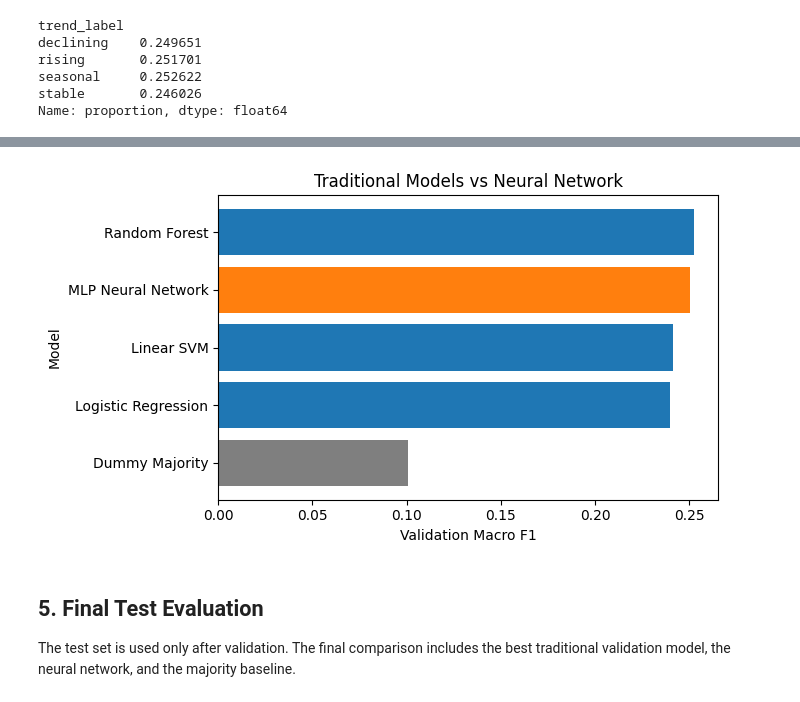
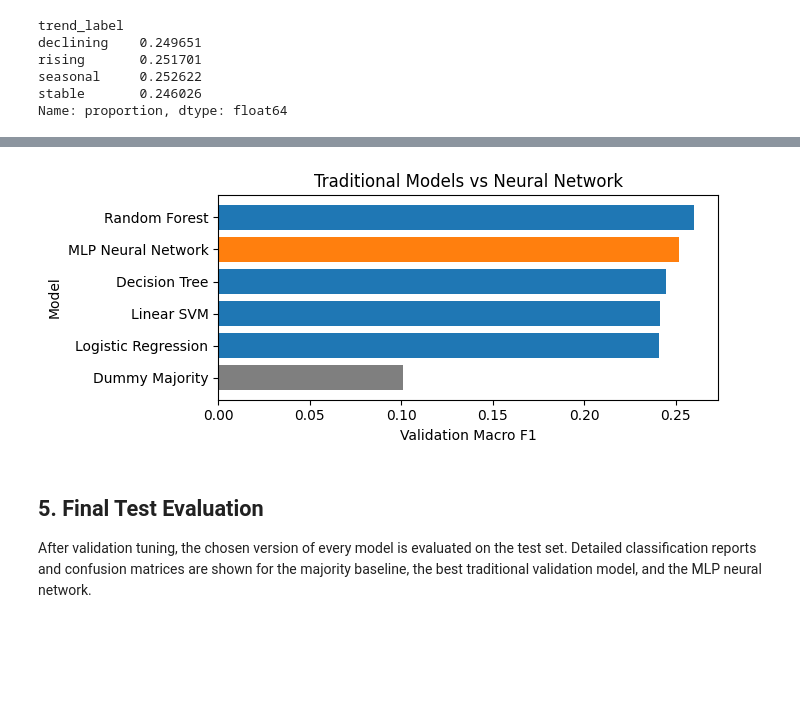
Before and after one commit to vivalavidax123/IML_A2, a Jupyter notebook: notebooks/rq3_model_comparison.ipynb, the cells around one changed output, grey strips where cells are left out. Drawn from its saved outputs; the diff is of its cells as text; code cells hidden in the pictures; blank space fills up the shorter version.

Commit message:
add decision tree classifiier & hyperparameter tuning

```diff
--- a/notebooks/rq3_model_comparison.ipynb
+++ b/notebooks/rq3_model_comparison.ipynb
@@ -145,23 +283,23 @@ display(validation_results.round(4))
 # %%
 plot_data = validation_results.sort_values("macro_f1")
 colors = plot_data["type"].map({
     "baseline": "tab:gray",
     "traditional": "tab:blue",
     "neural_network": "tab:orange",
 })
 
-plt.figure(figsize=(7, 4))
+plt.figure(figsize=(7, 3))
 plt.barh(plot_data["model"], plot_data["macro_f1"], color=colors)
 plt.xlabel("Validation Macro F1")
 plt.ylabel("Model")
 plt.title("Traditional Models vs Neural Network")
 plt.tight_layout()
 plt.show()
 # %% [output]
-[figure, old version]
+[figure, new version]
 # %% [markdown]
 ## 5. Final Test Evaluation
 
-The test set is used only after validation. The final comparison includes the best traditional validation model, the neural network, and the majority baseline.
+After validation tuning, the chosen version of every model is evaluated on the test set. Detailed classification reports and confusion matrices are shown for the majority baseline, the best traditional validation model, and the MLP neural network.
 # %%
 best_traditional = validation_results[validation_results["type"] == "traditional"].iloc[0]["model"]
```
Also changed, not shown: parts of 7 cells of this notebook.
